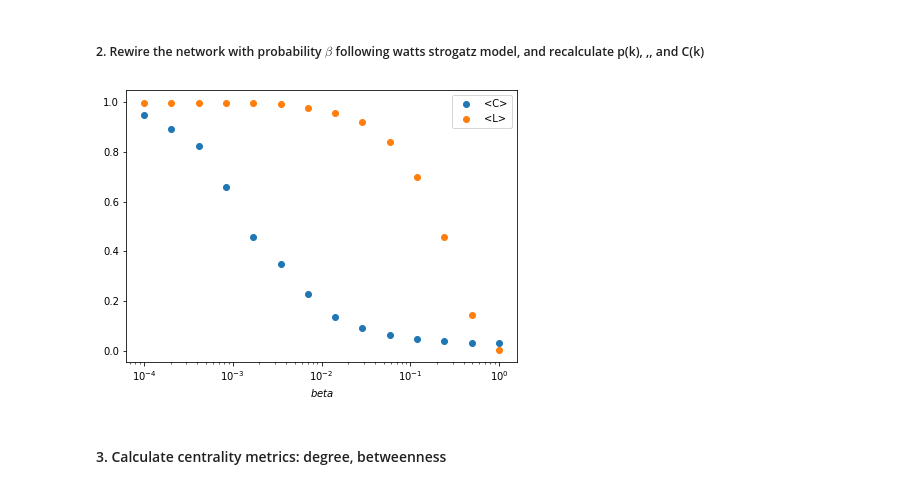
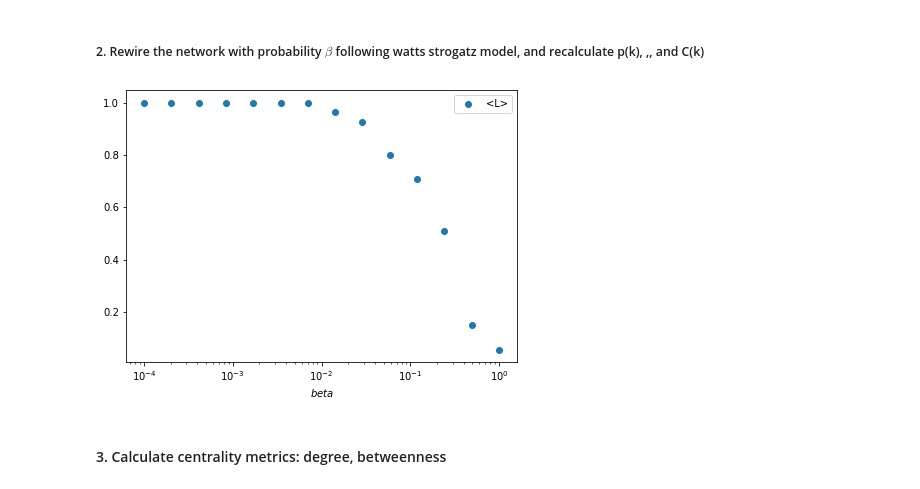
Before and after one commit to SarahElghazoly-CUNY/CN_HW, a Jupyter notebook: Complex_Networks_HW_02/Complex_Networks_HW_02.ipynb, the cells around one changed output. Drawn from its saved outputs; the diff is of its cells as text; code cells hidden in the pictures.

```diff
--- a/Complex_Networks_HW_02/Complex_Networks_HW_02.ipynb
+++ b/Complex_Networks_HW_02/Complex_Networks_HW_02.ipynb
@@ -148,3 +148,14 @@ plt.show()
 [figure]
 # %% [markdown]
 ##### 2. Rewire the network with probability $\beta$ following watts strogatz model, and recalculate p(k), ,, and C(k)
+# %%
+def flip(p):
+    return np.random.random() < p
+def rewire(G, p):
+    nodes = set(G)
+    for u, v in G.edges():
+        if flip(p):
+            choices = nodes - {u} - set(G[u])
+            new_v = np.random.choice(list(choices))
+            G.remove_edge(u, v)
+            G.add_edge(u, new_v)
@@ -151,30 +166,31 @@ plt.show()
 # %%
-k=5
-N=1458
+
 C,L=[],[]
 beta_values=np.logspace(np.log10(0.0001),np.log10(1.0), 14)
 for beta in beta_values:
+    tempgraph = G0.copy()
+    rewire(tempgraph, beta)
     c,l=[],[]
     for _ in np.arange(10):#<-- average over diferent realizations!!!
-        c.append(nx.average_clustering(nx.watts_strogatz_graph(N,k,beta)))
-        l.append(nx.average_shortest_path_length(nx.watts_strogatz_graph(N,k,beta)))
+        c.append(nx.average_clustering(tempgraph))
+        #l.append(nx.average_shortest_path_length(tempgraph))
     C.append(np.mean(c))
     L.append(np.mean(l))
 # %%
 plt.figure(figsize=(7,5))
-c0=nx.average_clustering(nx.watts_strogatz_graph(N,k,0))
-l0=nx.average_shortest_path_length(nx.watts_strogatz_graph(N,k,0))
-plt.plot( beta_values,np.divide(L,l0),'o',label='<C>')
+# c0=nx.average_clustering(G0)
+l0=nx.average_shortest_path_length(G0)
+# plt.plot( beta_values,np.divide(L,l0),'o',label='<C>')
 plt.plot( beta_values,np.divide(C,c0),'o',label='<L>')
 plt.xscale('log')
 
 plt.xlabel('$beta$',fontsize=10)
 
 plt.legend()
 
 plt.show()
 # %% [output]
-[figure, old version]
+[figure, new version]
 # %% [markdown]
 #### 3. Calculate centrality metrics: degree, betweenness
 # %%
```
Also changed, not shown: parts of 2 cells of this notebook, 1 other file.
